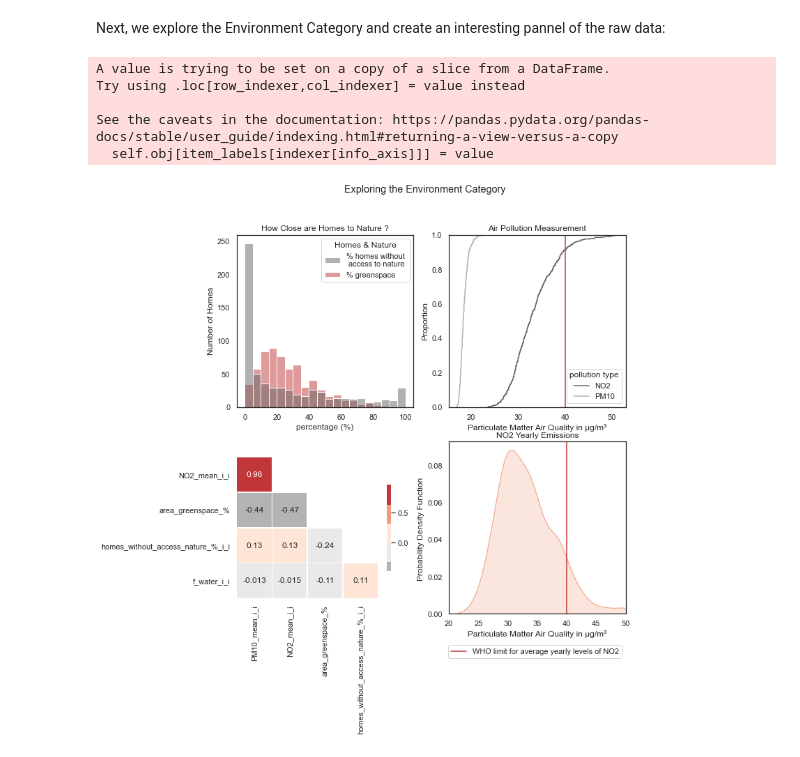
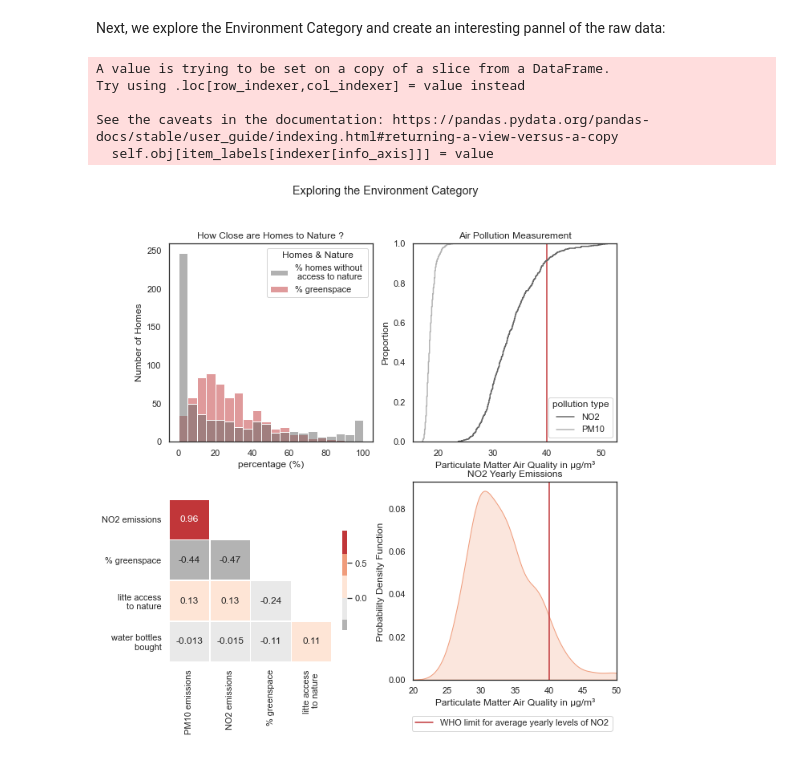
Before and after one commit to epfl-ada/ada-2020-project-milestone-p3-p3_datasurferz, a Jupyter notebook: p4.ipynb, the cells around one changed output. Saved outputs shown, nothing was run; the diff lists cells and outputs as text; code cells hidden in the pictures.

Commit message:
notebook updated with all graphics working

```diff
--- a/p4.ipynb
+++ b/p4.ipynb
@@ -1413,34 +1413,38 @@ plt.xlim(20, 50)
 #fourth plot
 c =sns.color_palette('RdGy_r')
 df = meta_data_indicators['Environment']
 
 X = df.loc[:, df.columns != 'area_id']
 if 'Names' in X.columns:
     X = X.loc[:, X.columns != 'Names']
 n = round(X.shape[1]/1.3)
 correlations = inverse(X, ['NO2_mean_i', 'PM10_mean_i','homes_without_access_nature_%_i', 'f_water_i']).corr()
 df.rename(columns={'NO2_mean_i_i':'NO2 emissions', 'PM10_mean_i_i':'PM10 emissions', 'area_greenspace_%':'% greenspace',
                  'homes_without_access_nature_%_i_i': 'litte access to nature', 'f_water_i_i':'water bottles bought'},inplace=True)
 
 correlations = correlations.drop(correlations.index[0])
 correlations = correlations.drop(correlations.columns[correlations.shape[1]-1],axis = 1)
 
 mask = np.zeros_like(correlations, dtype=np.bool)
 mask[np.triu_indices_from(mask)] = True
 mask[np.diag_indices_from(mask)] = False
 #fig, ax = plt.subplots(figsize=(n,n))
+correlations = correlations.rename(index={'NO2_mean_i_i':'NO2 emissions', 'PM10_mean_i_i':'PM10 emissions', 'area_greenspace_%':'% greenspace',
+                 'homes_without_access_nature_%_i_i': 'litte access\n to nature', 'f_water_i_i':'water bottles\n bought'},
+                                  columns = {'NO2_mean_i_i':'NO2 emissions', 'PM10_mean_i_i':'PM10 emissions', 'area_greenspace_%':'% greenspace',
+                 'homes_without_access_nature_%_i_i': 'litte access\n to nature', 'f_water_i_i':'water bottles\n bought'})
 sns.heatmap(correlations,mask=mask, annot=True, cmap = c,
                 center = 0,square=True, linewidths=.5, cbar_kws={"shrink": .5}, ax= axes[1,0])
 
 plt.show()
 fig.savefig('output/exploring_env')
 # %% [output]
 A value is trying to be set on a copy of a slice from a DataFrame.
 Try using .loc[row_indexer,col_indexer] = value instead
 
 See the caveats in the documentation: https://pandas.pydata.org/pandas-docs/stable/user_guide/indexing.html#returning-a-view-versus-a-copy
   self.obj[item_labels[indexer[info_axis]]] = value
-[figure, old version]
+[figure, new version]
 # %%
 correlations_heatmap(foods_copy.rename(columns = {'f_dairy':'dairy', 'f_eggs':'eggs', 'f_fish':'fish', 'f_fruit_veg':'fruits & veggies',
                 'f_grains':'grains', 'f_meat_red':'red meat', 'f_poultry':'poultry', 'f_readymade':'ready-made',
```
Also changed, not shown: parts of 10 cells of this notebook.
